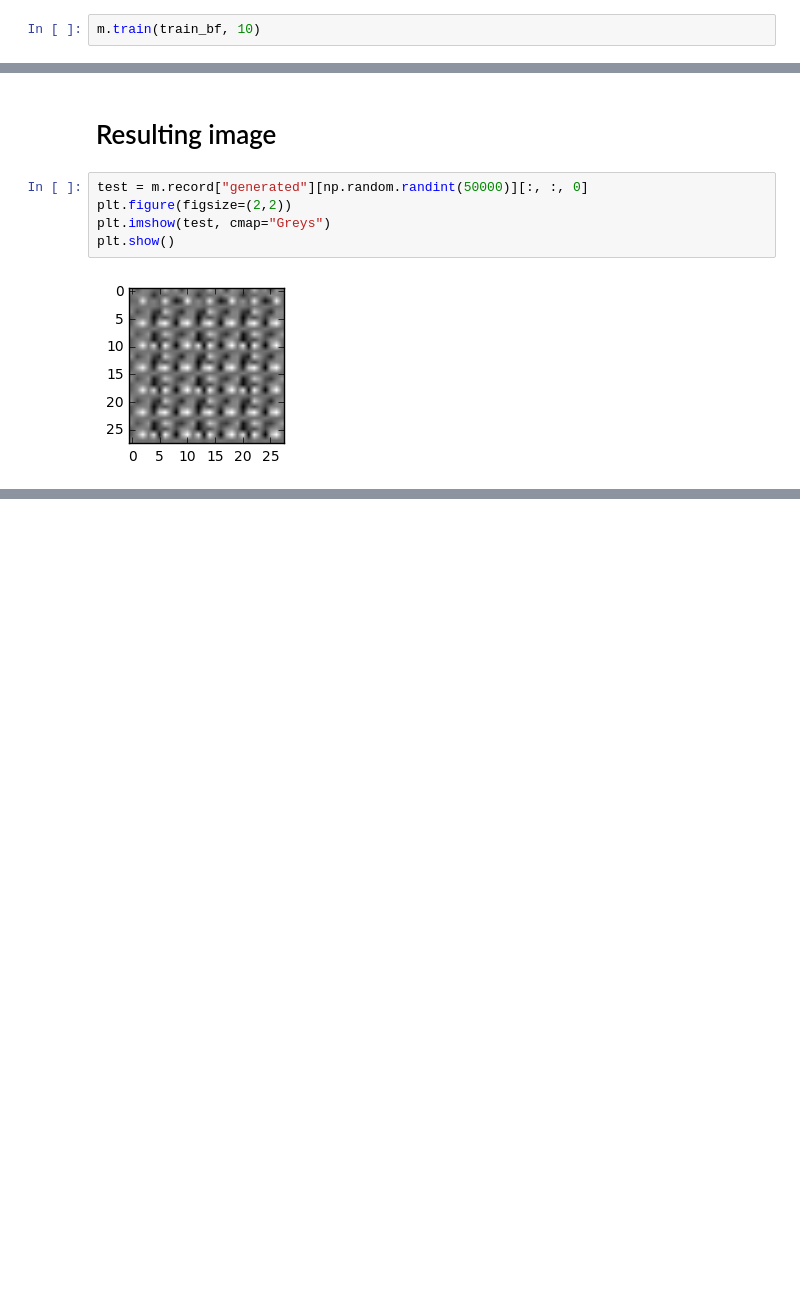
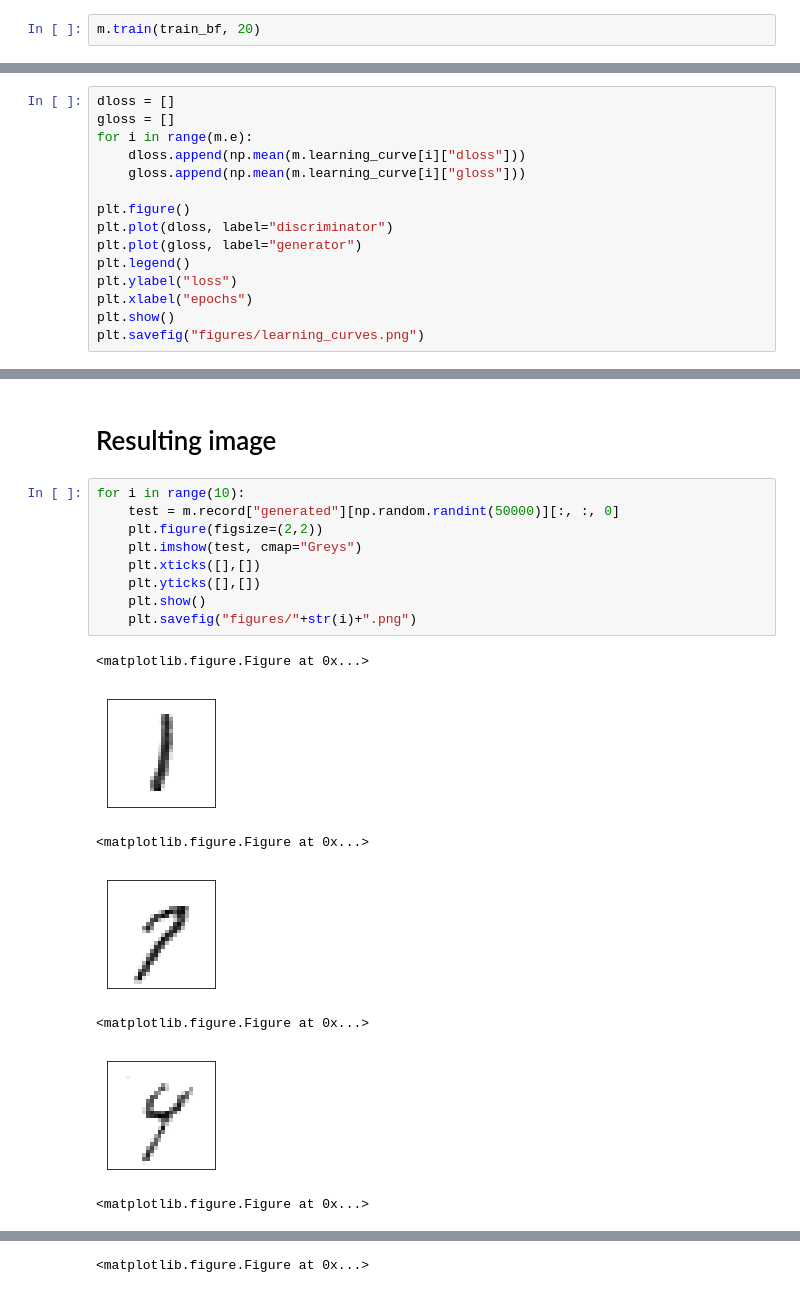
Before and after one commit to hiranumn/DLmodels, a Jupyter notebook: gan/Simple generative adversarial nets.ipynb, the cells around one changed output, grey strips where cells are left out. Drawn from its saved outputs; the diff is of its cells as text; blank space fills up the shorter version.

```diff
--- a/gan/Simple generative adversarial nets.ipynb
+++ b/gan/Simple generative adversarial nets.ipynb
@@ -298,3 +300,3 @@ Tensor("generator_1/Sigmoid:0", shape=(128, 28, 28, 1), dtype=float32)
 # %%
-m.train(train_bf, 10)
+m.train(train_bf, 20)
 # %% [output]
@@ -310,0 +325,15 @@ Epoch:20 Loss(D) 1.42681 Loss(G) 0.673574
+# %%
+dloss = []
+gloss = []
+for i in range(m.e):
+    dloss.append(np.mean(m.learning_curve[i]["dloss"]))
+    gloss.append(np.mean(m.learning_curve[i]["gloss"]))
+
+plt.figure()
+plt.plot(dloss, label="discriminator")
+plt.plot(gloss, label="generator")
+plt.legend()
+plt.ylabel("loss")
+plt.xlabel("epochs")
+plt.show()
+plt.savefig("figures/learning_curves.png")
@@ -311,9 +342,19 @@ Epoch:20 Loss(D) 1.42681 Loss(G) 0.673574
 # %% [markdown]
 # Resulting image
 # %%
-test = m.record["generated"][np.random.randint(50000)][:, :, 0]
-plt.figure(figsize=(2,2))
-plt.imshow(test, cmap="Greys")
-plt.show()
+for i in range(10):
+    test = m.record["generated"][np.random.randint(50000)][:, :, 0]
+    plt.figure(figsize=(2,2))
+    plt.imshow(test, cmap="Greys")
+    plt.xticks([],[])
+    plt.yticks([],[])
+    plt.show()
+    plt.savefig("figures/"+str(i)+".png")
 # %% [output]
+<matplotlib.figure.Figure at 0x...>
-[figure, old version]
+[figure, new version]
+<matplotlib.figure.Figure at 0x...>
+[figure, added]
+<matplotlib.figure.Figure at 0x...>
+[figure, added]
+<matplotlib.figure.Figure at 0x...>
@@ -319,0 +362 @@ plt.show()
+<matplotlib.figure.Figure at 0x...>
```
Also changed, not shown: parts of 8 cells of this notebook, 12 other files.
